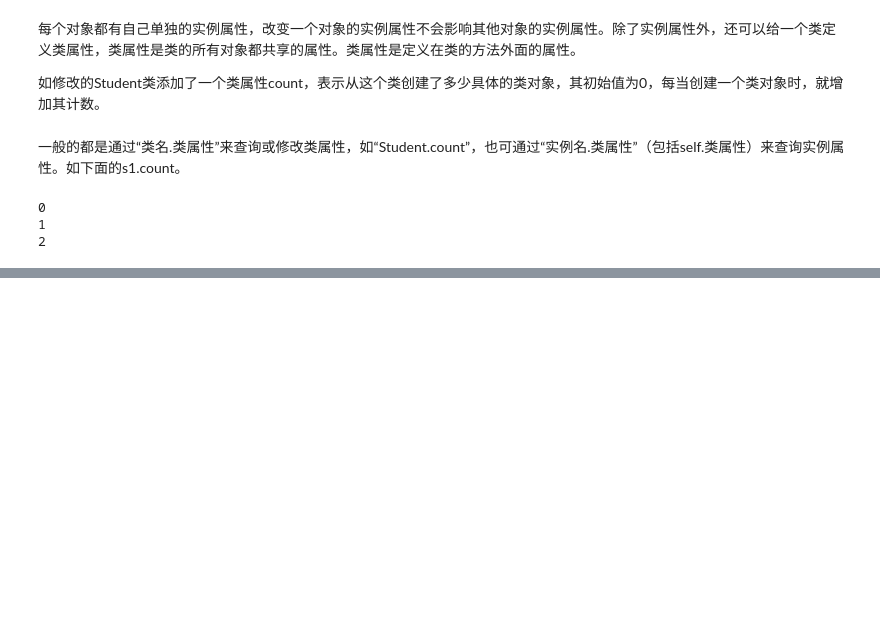
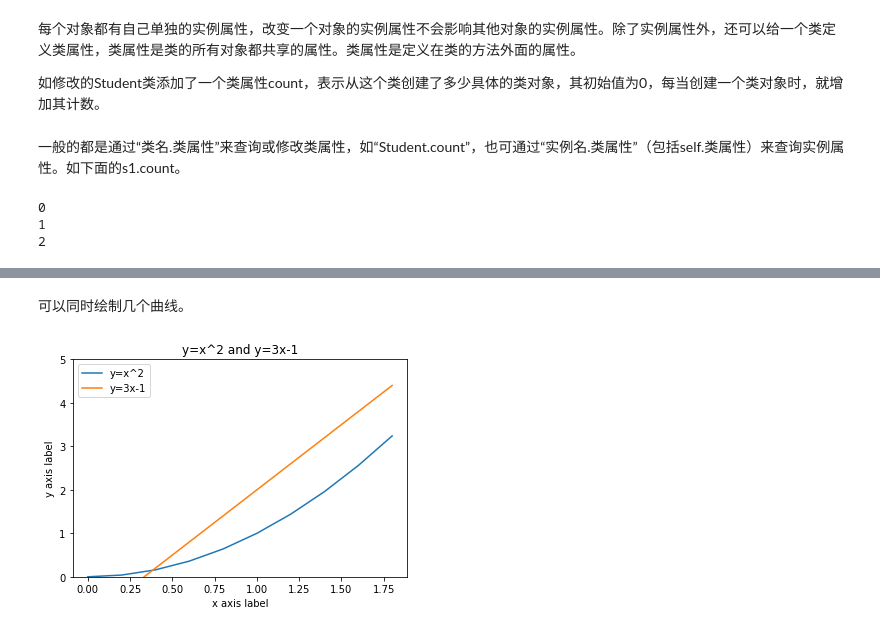
Before and after one commit to hwdong-net/python, a Jupyter notebook: 1.4 Python.ipynb, the cells around one changed output, grey strips where cells are left out. Saved outputs shown, nothing was run; the diff lists cells and outputs as text; code cells hidden in the pictures; blank space fills up the shorter version.

```diff
--- a/1.4 Python.ipynb
+++ b/1.4 Python.ipynb
@@ -828,0 +865,17 @@ print(Student.count)
+# %% [markdown]
+可以同时绘制几个曲线。
+# %%
+x = [i*0.2 for i in range(10)]
+y = [xi**2 for xi in x]
+y2 = [3*xi-1 for xi in x]
+
+plt.plot(x, y)        #  绘制(x,y)坐标点构成的图形
+plt.plot(x, y2)
+plt.ylim(0,5)
+plt.xlabel('x axis label')
+plt.ylabel('y axis label')
+plt.title('y=x^2 and y=3x-1')
+plt.legend(['y=x^2', 'y=3x-1'])
+plt.show()            #  调用plt.show()显示图形
+# %% [output]
+[figure, added]
```
Also changed, not shown: parts of 23 cells of this notebook.
